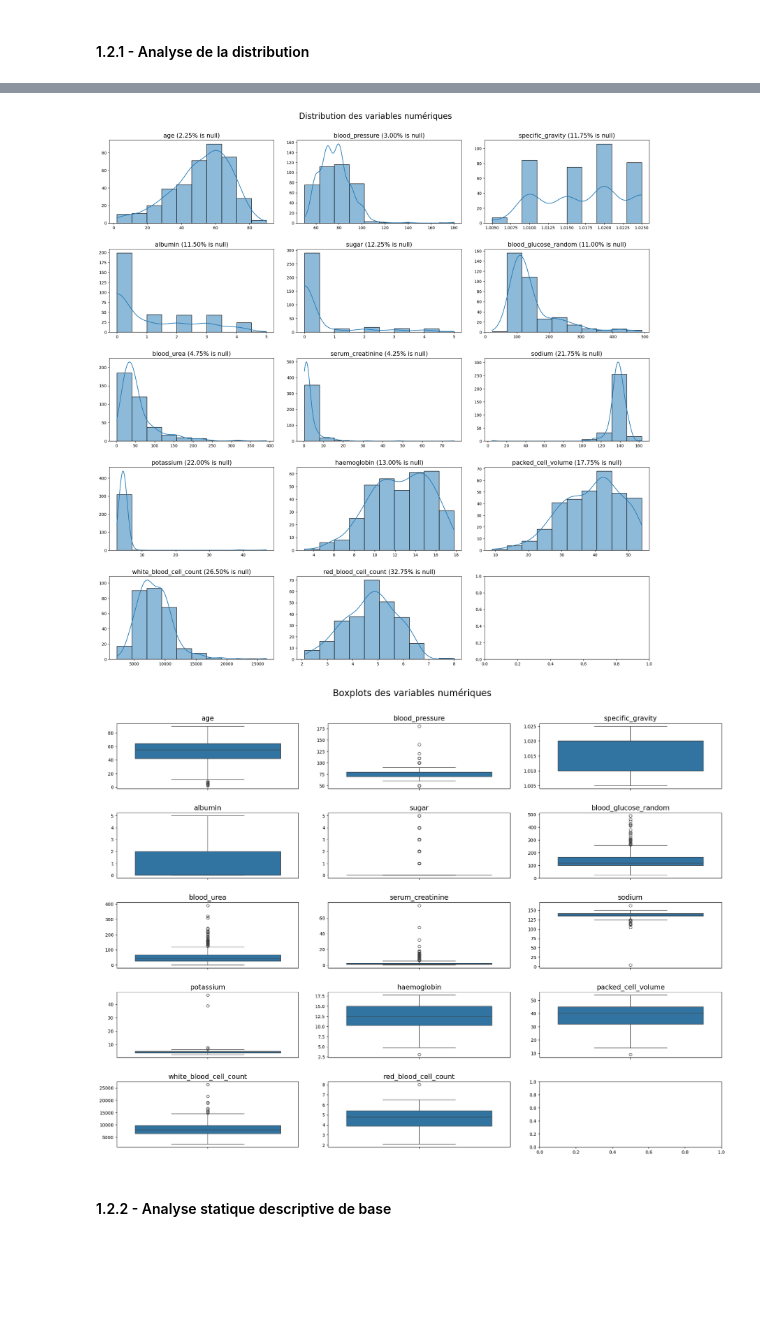
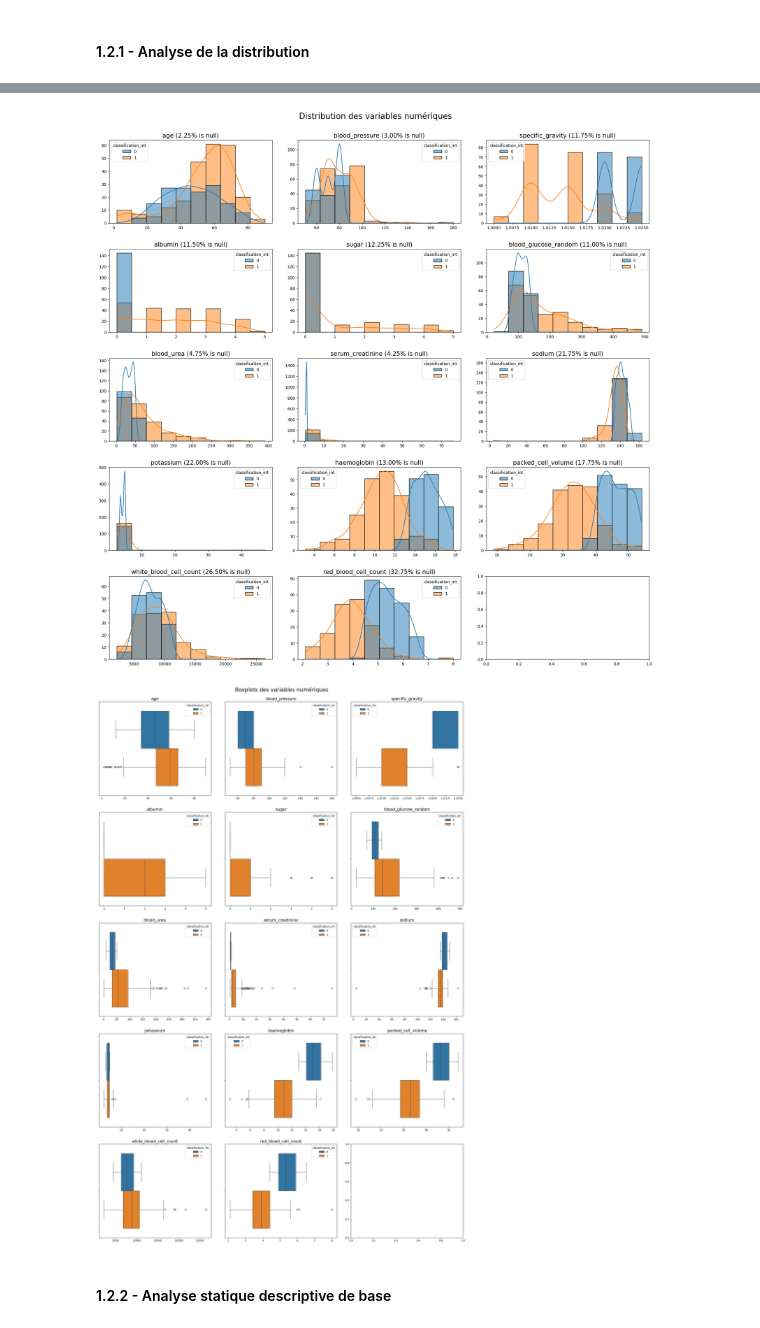
Before and after one commit to Dim2960/semiology_AI, a Jupyter notebook: mrc_folder/dataset.ipynb, the cells around one changed output, grey strips where cells are left out. Cells and saved outputs as stored; diff of their text form; code cells hidden in the pictures; blank space fills up the shorter version.

```diff
--- a/mrc_folder/dataset.ipynb
+++ b/mrc_folder/dataset.ipynb
@@ -38,7 +38,7 @@ df.columns = ['id', 'age', 'blood_pressure', 'specific_gravity', 'albumin', 'sug
               'pus_cell_clumps', 'bacteria', 'blood_glucose_random', 'blood_urea', 'serum_creatinine', 'sodium',
               'potassium', 'haemoglobin', 'packed_cell_volume', 'white_blood_cell_count', 'red_blood_cell_count',
               'hypertension', 'diabetes_mellitus', 'coronary_artery_disease', 'appetite', 'peda_edema',
-              'anemia', 'class']
+              'anemia', 'classification_str']
 df.head()
 # %% [output]
 |  | id | age | blood_pressure | specific_gravity | albumin | sugar | red_blood_cells | pus_cell | ... |
@@ -110,32 +134,39 @@ num_cols.remove('id')
+# %%
+# need to clean some values (like \tno to no)
+df['classification_str'] = df['classification_str'].replace('ckd\t', 'ckd')
+df['coronary_artery_disease'] = df['coronary_artery_disease'].replace('\tno', 'no').replace('\tyes', 'yes')
+df['diabetes_mellitus'] = df['diabetes_mellitus'].replace('\tno', 'no').replace('\tyes', 'yes').replace(' yes','yes')
+# %%
+df['classification_int'] = df['classification_str'].map({'ckd': 1, 'notckd': 0})
 # %%
 fig, axes = plt.subplots(5, 3, figsize=(20, 20))
 fig.suptitle('Distribution des variables numériques', fontsize=20)
 
-
+# create graphs for numerical variables differents between 0 and 1 in classification_int
 for i, col in enumerate(num_cols):
-    sns.histplot(df[col],bins='sturges',kde=True, ax=axes[i//3, i%3])
-    null_percentage = "%.2f" %(df[col].isnull().sum() / len(df[col]) * 100)
+    sns.histplot(data=df, x=col, bins='sturges', kde=True, ax=axes[i//3, i%3], hue='classification_int')
+    null_percentage = "%.2f" % (df[col].isnull().sum() / len(df[col]) * 100)
     label = f'{col} ({null_percentage}% is null)'
     axes[i//3, i%3].set_title(label, fontsize=15)
     axes[i//3, i%3].set_xlabel('')
     axes[i//3, i%3].set_ylabel('')
-plt.tight_layout(pad=3.0)
+plt.tight_layout(pad=3.0)  # Adjusted padding for better layout
 plt.show()
 # %% [output]
-[figure, old version]
+[figure, new version]
 # %%
 # Boxplots to check the distribution of the data
-fig, axes = plt.subplots(5, 3, figsize=(20, 15))
+fig, axes = plt.subplots(5, 3, figsize=(20, 30))
 fig.suptitle('Boxplots des variables numériques', fontsize=20)
 for i, col in enumerate(num_cols):
-    sns.boxplot(df[col], ax=axes[i//3, i%3])
+    sns.boxplot(data=df, x=col,hue='classification_int', ax=axes[i//3, i%3])
     axes[i//3, i%3].set_title(f'{col}', fontsize=15)
     axes[i//3, i%3].set_xlabel('')
     axes[i//3, i%3].set_ylabel('')
 plt.tight_layout(pad=3.0)
 plt.show()
 # %% [output]
-[figure, old version]
+[figure, new version]
 # %%
 # there abnormal high values in blood pressure
 # albuminuria(albumin) should be around 30mg/g i got numbers from 0 to 5
```
Also changed, not shown: parts of 33 cells of this notebook.
